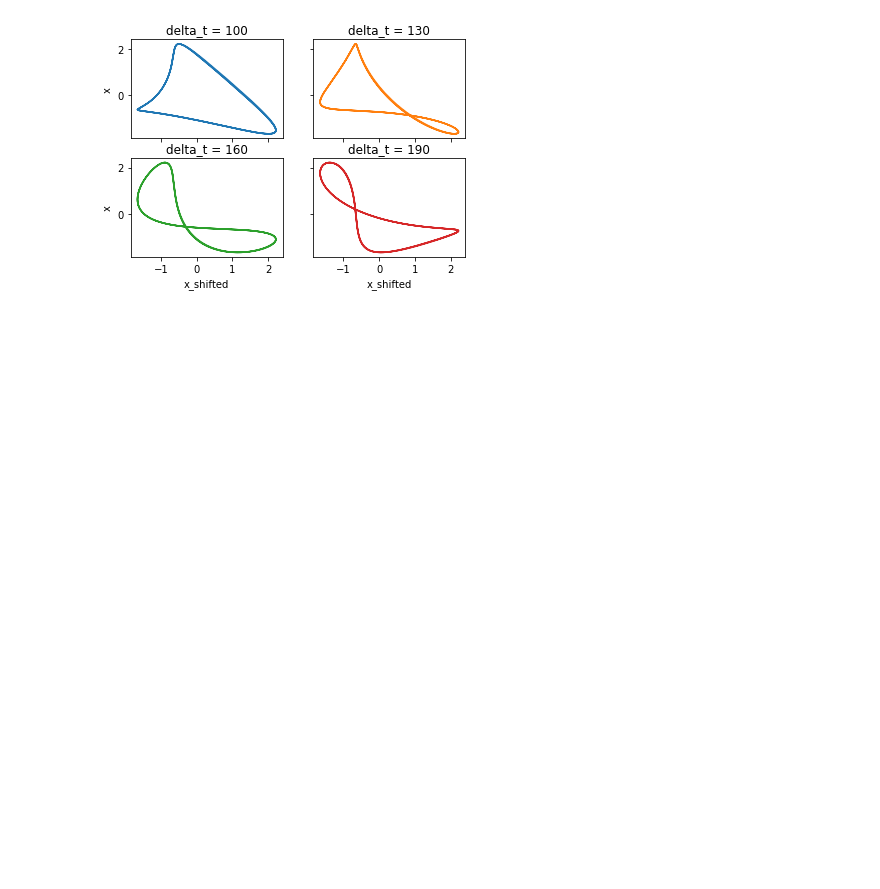
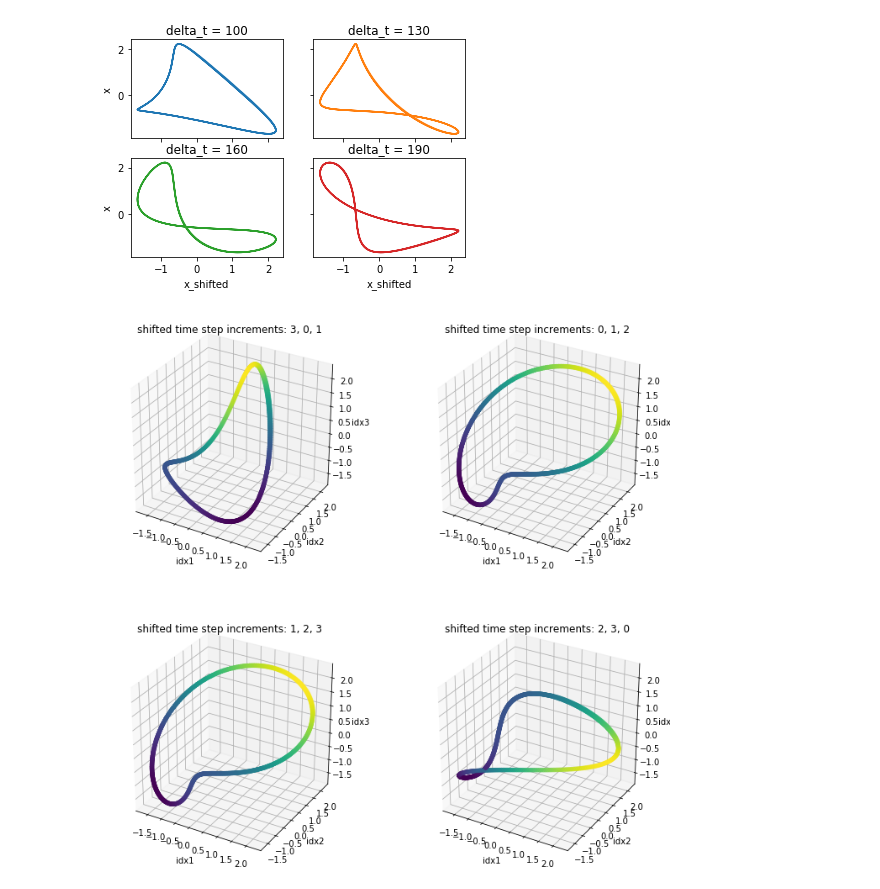
Before and after one commit to clarissanjani/MLCMS_Exercise5, a Jupyter notebook: Task4/task4.ipynb, the cells around one changed output. Cells and saved outputs as stored; diff of their text form; code cells hidden in the pictures; blank space fills up the shorter version.

```diff
--- a/Task4/task4.ipynb
+++ b/Task4/task4.ipynb
@@ -63,3 +66,14 @@ for ax in axs.flat:
     ax.label_outer()
 # %% [output]
 [figure]
+# %%
+fig, axs = plt.subplots(2,2,figsize=(12,12), subplot_kw=dict(projection='3d'))
+for i,ax in enumerate(axs.flat):
+    idx1, idx2, idx3 = (i-1)%4, i, (i+1)%4
+    ax.scatter3D(shifted_data[idx1],shifted_data[idx2], shifted_data[idx3], c=shifted_data[idx2], cmap='viridis')
+    ax.set_xlabel('idx1')
+    ax.set_ylabel('idx2')
+    ax.set_zlabel('idx3')
+    ax.set_title("shifted time step increments: %s, %s, %s" % (idx1, idx2, idx3))
+# %% [output]
+[figure, added]
```
Also changed, not shown: parts of 3 cells of this notebook.
